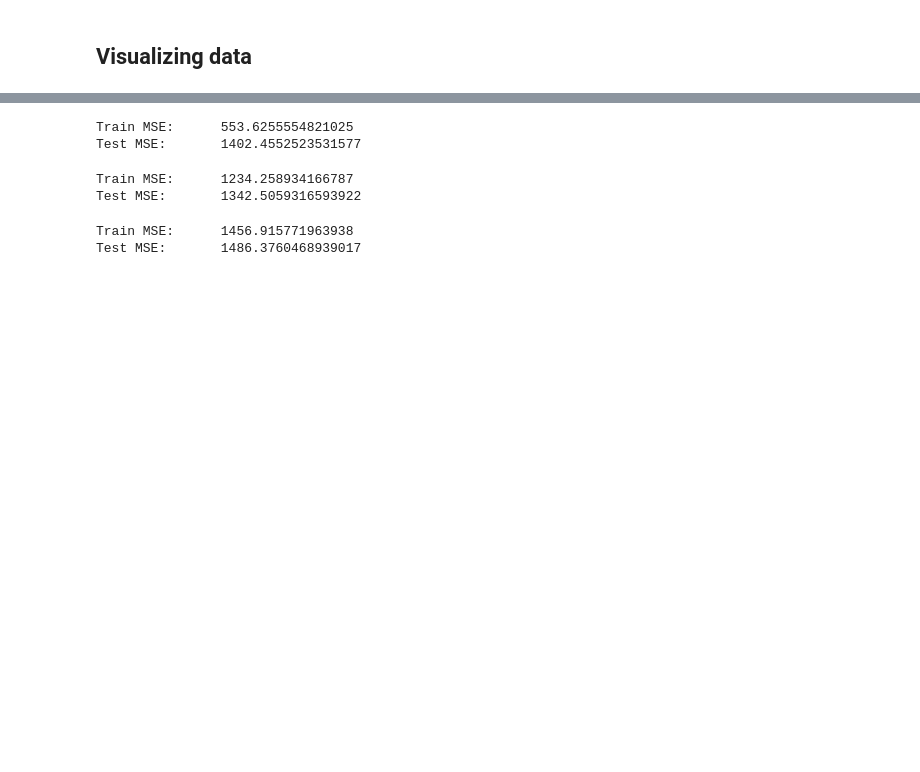
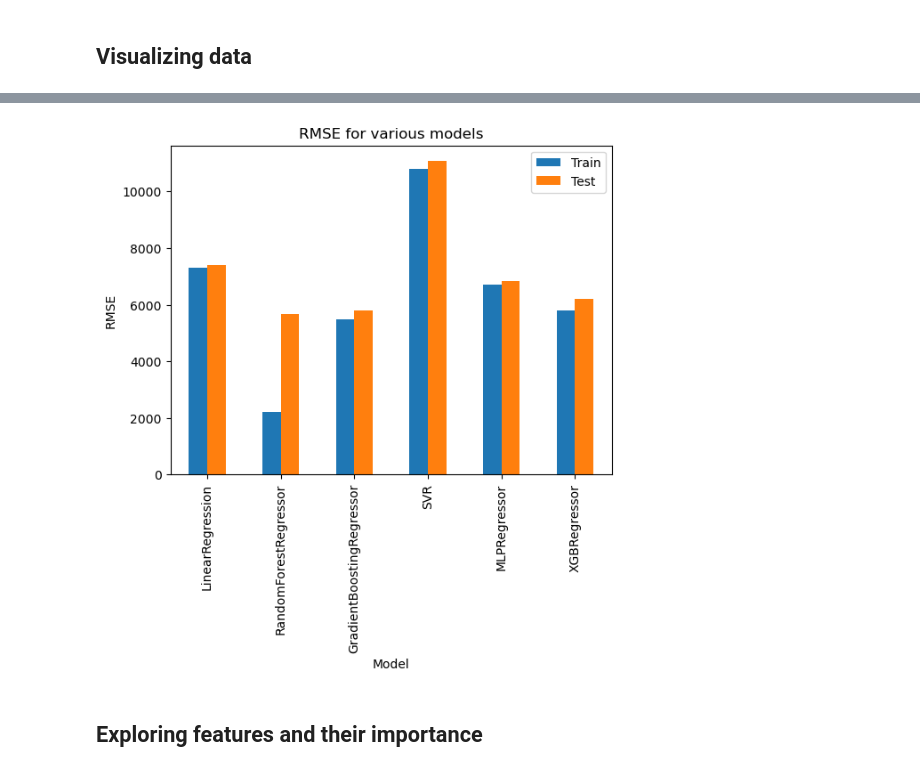
Before and after one commit to doseikwatia/ghana-rent-cost, a Jupyter notebook: main.ipynb, the cells around one changed output, grey strips where cells are left out. Saved outputs shown, nothing was run; the diff lists cells and outputs as text; code cells hidden in the pictures; blank space fills up the shorter version.

```diff
--- a/main.ipynb
+++ b/main.ipynb
@@ -344,33 +343,36 @@ X_train, X_test, y_train, y_test =train_test_split(X_pca,y,test_size=0.2,random_
 # %%
-rf = RandomForestRegressor()
-rf.fit(X_train,y_train)
-y_pred = rf.predict(X_train)
-train_mse = mean_squared_error(y_train,y_pred)
-y_pred = rf.predict(X_test)
-test_mse = mean_squared_error(y_test,y_pred)
-print(f'Train MSE:\t{min_max_scaler.inverse_transform([[train_mse]]).squeeze()}\nTest MSE:\t{min_max_scaler.inverse_transform([[test_mse]]).squeeze()}')
+def run_model(model, X_train, X_test, y_train,y_test):
+    model.fit(X_train,y_train)
+    y_pred = model.predict(X_train)
+    train_mse = root_mean_squared_error(y_train,y_pred.squeeze())
+    y_pred = model.predict(X_test)
+    test_mse = root_mean_squared_error(y_test,y_pred.squeeze())
+    return train_mse, test_mse
-# %% [output]
-Train MSE:      553.6255554821025
-Test MSE:       1402.4552523531577
-# %%
-gb = GradientBoostingRegressor()
-gb.fit(X_train,y_train)
-y_pred = gb.predict(X_train)
-train_mse = mean_squared_error(y_train,y_pred)
-y_pred = gb.predict(X_test)
-test_mse = mean_squared_error(y_test,y_pred)
-print(f'Train MSE:\t{min_max_scaler.inverse_transform([[train_mse]]).squeeze()}\nTest MSE:\t{min_max_scaler.inverse_transform([[test_mse]]).squeeze()}')
-# %% [output]
-Train MSE:      1234.258934166787
-Test MSE:       1342.5059316593922
-# %%
-svr = SVR()
-svr.fit(X_train,y_train)
-y_pred = svr.predict(X_train)
-train_mse = mean_squared_error(y_train,y_pred)
-y_pred = svr.predict(X_test)
-test_mse = mean_squared_error(y_test,y_pred)
-print(f'Train MSE:\t{min_max_scaler.inverse_transform([[train_mse]]).squeeze()}\nTest MSE:\t{min_max_scaler.inverse_transform([[test_mse]]).squeeze()}')
-# %% [output]
-Train MSE:      1456.915771963938
-Test MSE:       1486.3760468939017
+# %%
+def model_name(m):
+    name = str(type(m)).split('.')[-1].strip('>\'')
+    return name
+# %%
+models = [LinearRegression(),
+          RandomForestRegressor(),
+          GradientBoostingRegressor(),
+          SVR(),
+          MLPRegressor(hidden_layer_sizes=(128,32),
+                            activation='relu',
+                            max_iter=500,
+                            learning_rate='adaptive',
+                            random_state=42),
+          xg.XGBRegressor(objective ='reg:squarederror',
+                  n_estimators = 5, seed = 42)
+          ]
+results = {model_name(m): run_model(m, X_train, X_test, y_train,y_test) for m in models}
+# %%
+pd.DataFrame(results,index=['Train','Test']).T.plot.bar()
+plt.title('RMSE for various models')
+plt.xlabel('Model')
+plt.ylabel('RMSE')
+plt.show()
+# %% [output]
+[figure, added]
+# %% [markdown]
+## Exploring features and their importance
```
Also changed, not shown: parts of 14 cells of this notebook.
